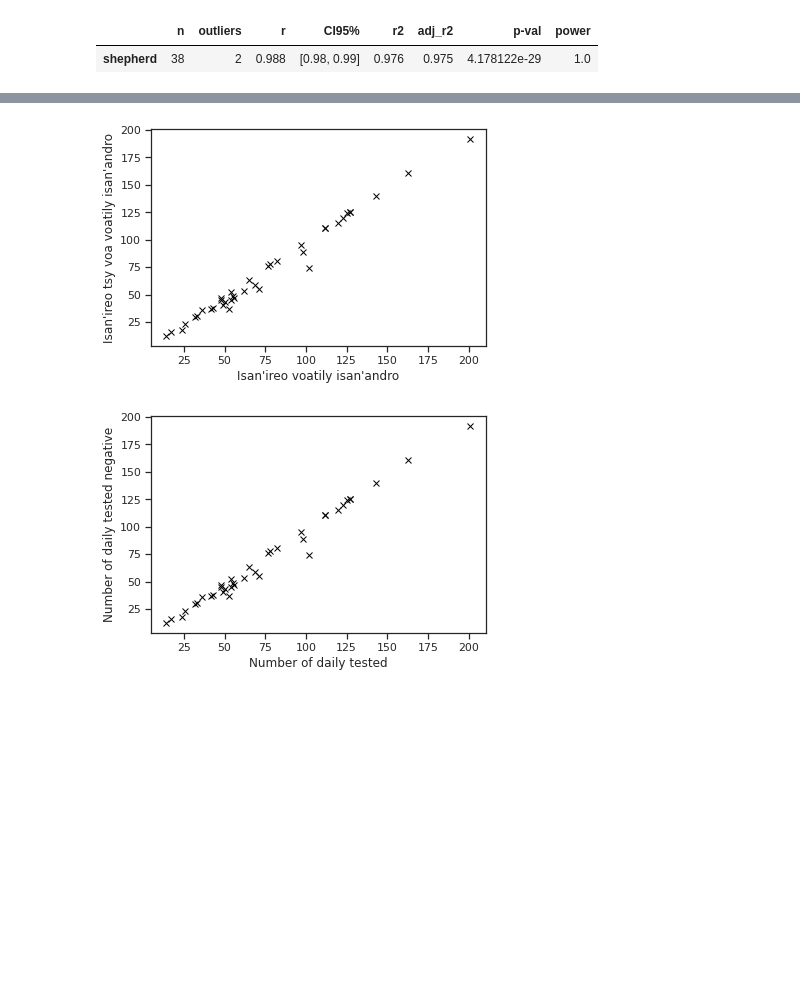
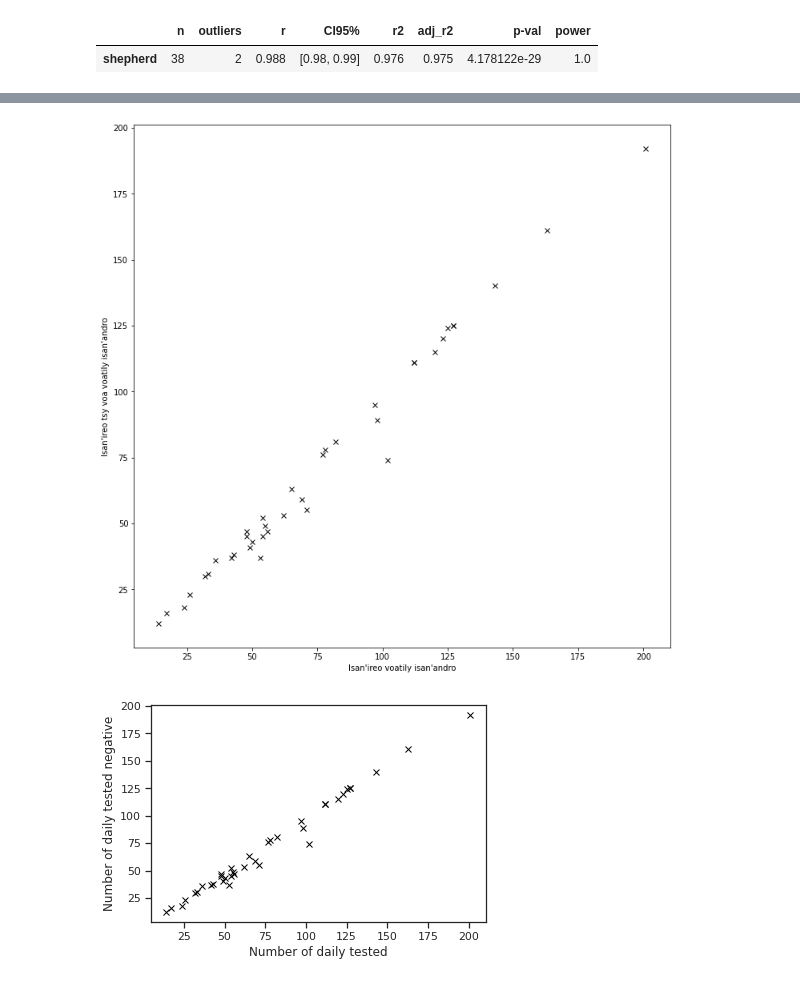
Before and after one commit to herysedra/covid19-mankaiza-clone, a Jupyter notebook: stats/stat_tests.ipynb, the cells around one changed output, grey strips where cells are left out. Saved outputs shown, nothing was run; the diff lists cells and outputs as text; code cells hidden in the pictures; blank space fills up the shorter version.

```diff
--- a/stats/stat_tests.ipynb
+++ b/stats/stat_tests.ipynb
@@ -102,14 +129,14 @@ plt.savefig(path_to_save+'tilvoa_eng.png')
 # %%
-plt.figure()
+plt.figure(figsize=(12, 12))
 plt.plot(tily, tsyvoa, marker ="x",ls = 'None', color='black')
 plt.xlabel("Isan'ireo voatily isan'andro")
 plt.ylabel("Isan'ireo tsy voa voatily isan'andro")
 #plt.legend(loc= 'best')
 #plt.suptitle("Fivoarana raha R0 omen'ny antontan'isa CCO")
 plt.savefig(path_to_save+'tiltsvoa.eps')
 plt.savefig(path_to_save+'tiltsvoa.png')
 # %% [output]
-[figure, old version]
+[figure, new version]
 # %%
 plt.figure()
 plt.plot(tily, tsyvoa, marker ="x",ls = 'None', color='black')
```
Also changed, not shown: parts of 8 cells of this notebook.
